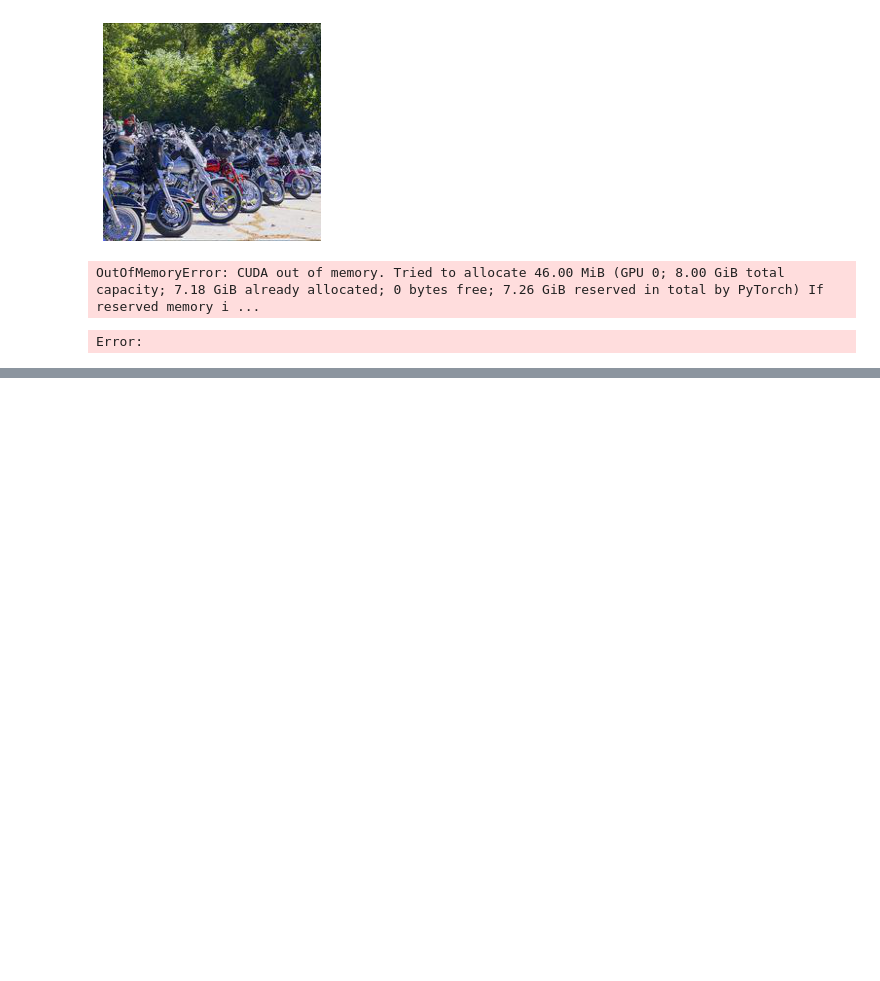
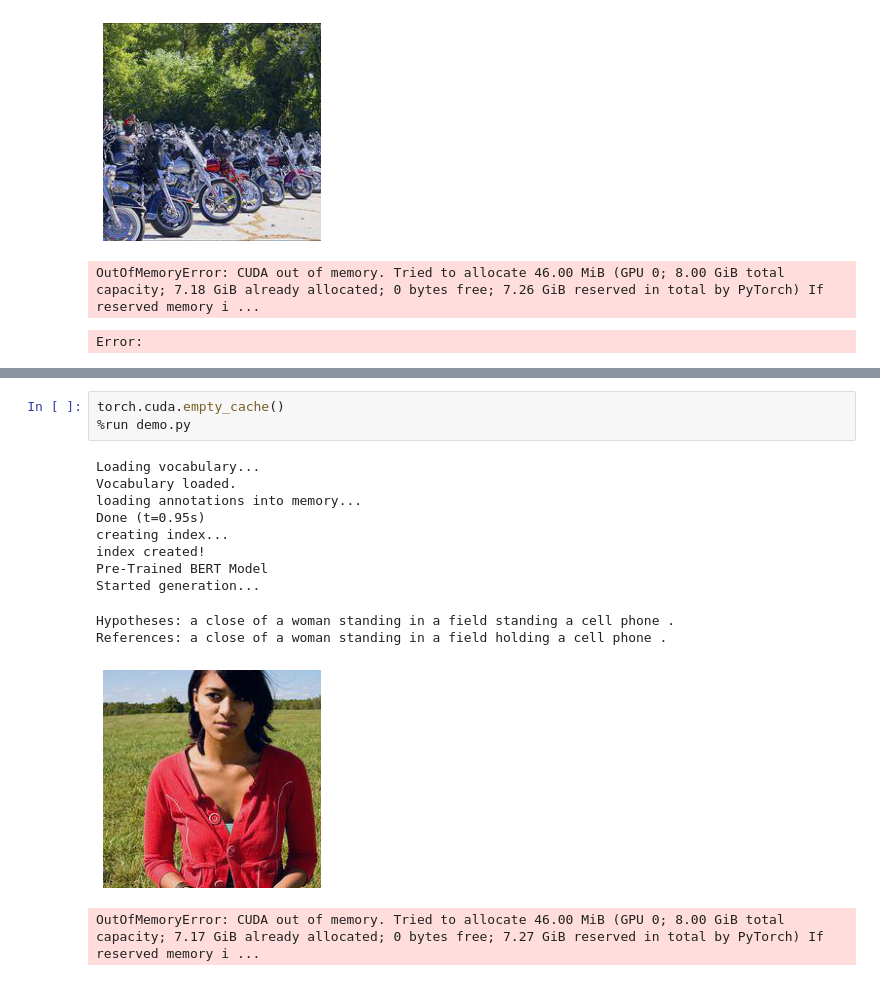
Before and after one commit to thromel/Image-Captioning-ML-Project, a Jupyter notebook: demo.ipynb, the cells around one changed output, grey strips where cells are left out. Drawn from its saved outputs; the diff is of its cells as text; blank space fills up the shorter version.

```diff
--- a/demo.ipynb
+++ b/demo.ipynb
@@ -112,0 +141,16 @@ Error:
+# %%
+torch.cuda.empty_cache()
+%run demo.py
+# %% [output]
+Loading vocabulary...
+Vocabulary loaded.
+loading annotations into memory...
+Done (t=0.95s)
+creating index...
+index created!
+Pre-Trained BERT Model
+Started generation...
+Hypotheses: a close of a woman standing in a field standing a cell phone .
+References: a close of a woman standing in a field holding a cell phone .
+[figure, added]
+OutOfMemoryError: CUDA out of memory. Tried to allocate 46.00 MiB (GPU 0; 8.00 GiB total capacity; 7.17 GiB already allocated; 0 bytes free; 7.27 GiB reserved in total by PyTorch) If reserved memory i ...
```
Also changed, not shown: parts of 3 cells of this notebook, 2 other files.
